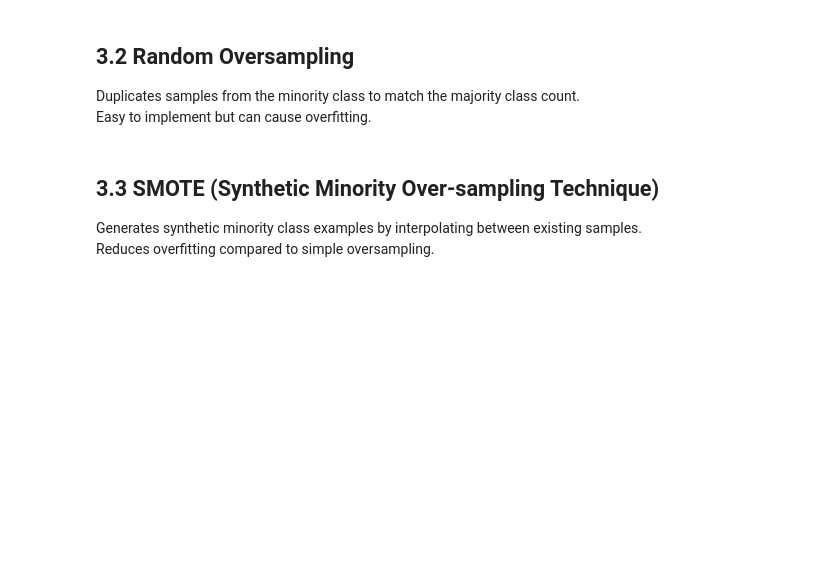
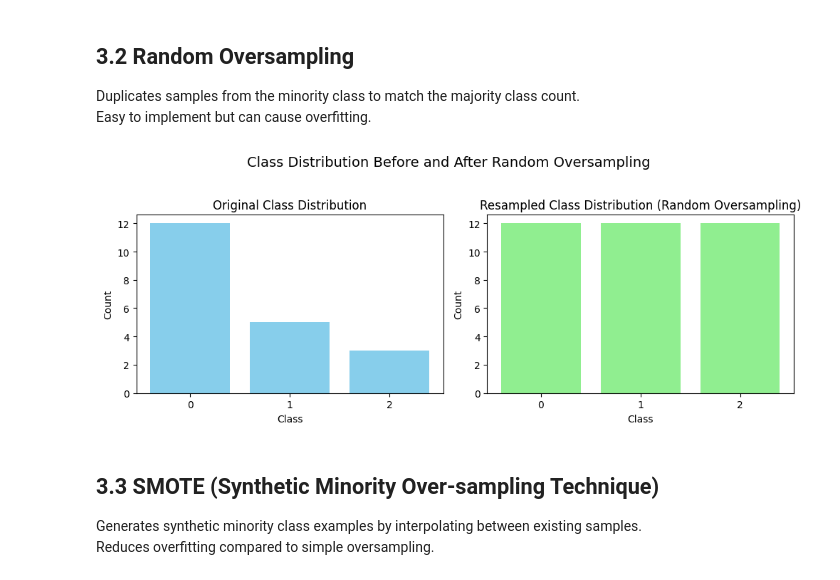
Before and after one commit to yk-data-science/ml-foundations-notebook, a Jupyter notebook: 02_preprocessing/general_preprocessing/data_balancing.ipynb, the cells around one changed output. Drawn from its saved outputs; the diff is of its cells as text; code cells hidden in the pictures; blank space fills up the shorter version.

```diff
--- a/02_preprocessing/general_preprocessing/data_balancing.ipynb
+++ b/02_preprocessing/general_preprocessing/data_balancing.ipynb
@@ -67,10 +63,11 @@ Resampled dataset:
 Duplicates samples from the minority class to match the majority class count.
 Easy to implement but can cause overfitting.
 # %%
-from imblearn.over_sampling import RandomOverSampler
-
 ros = RandomOverSampler(random_state=42)
-X_resampled, y_resampled = ros.fit_resample(X, y)
+X_ros, y_ros = ros.fit_resample(X, y)
+plot_class_distribution(y, y_ros, 'Random Oversampling')
+# %% [output]
+[figure, added]
 # %% [markdown]
 ## 3.3 SMOTE (Synthetic Minority Over-sampling Technique)
 
```
Also changed, not shown: parts of 3 cells of this notebook.
